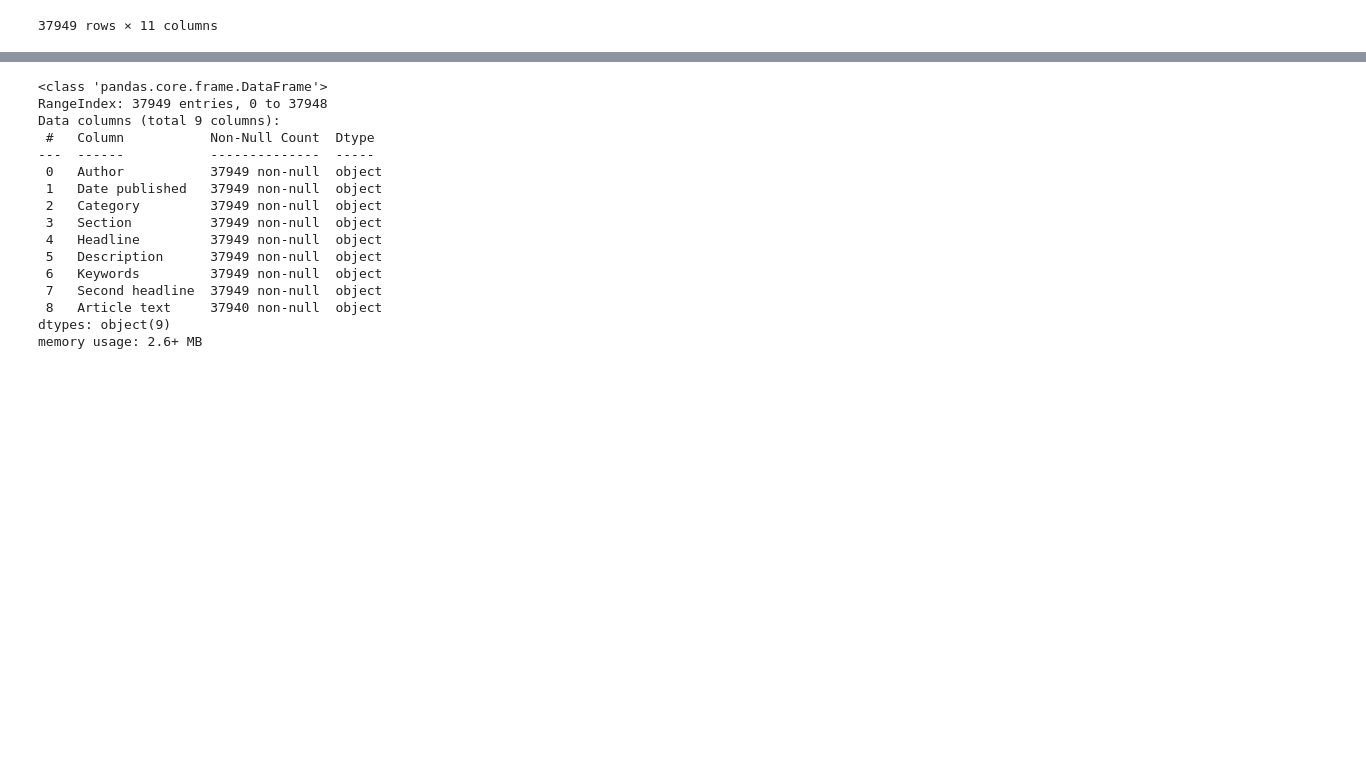
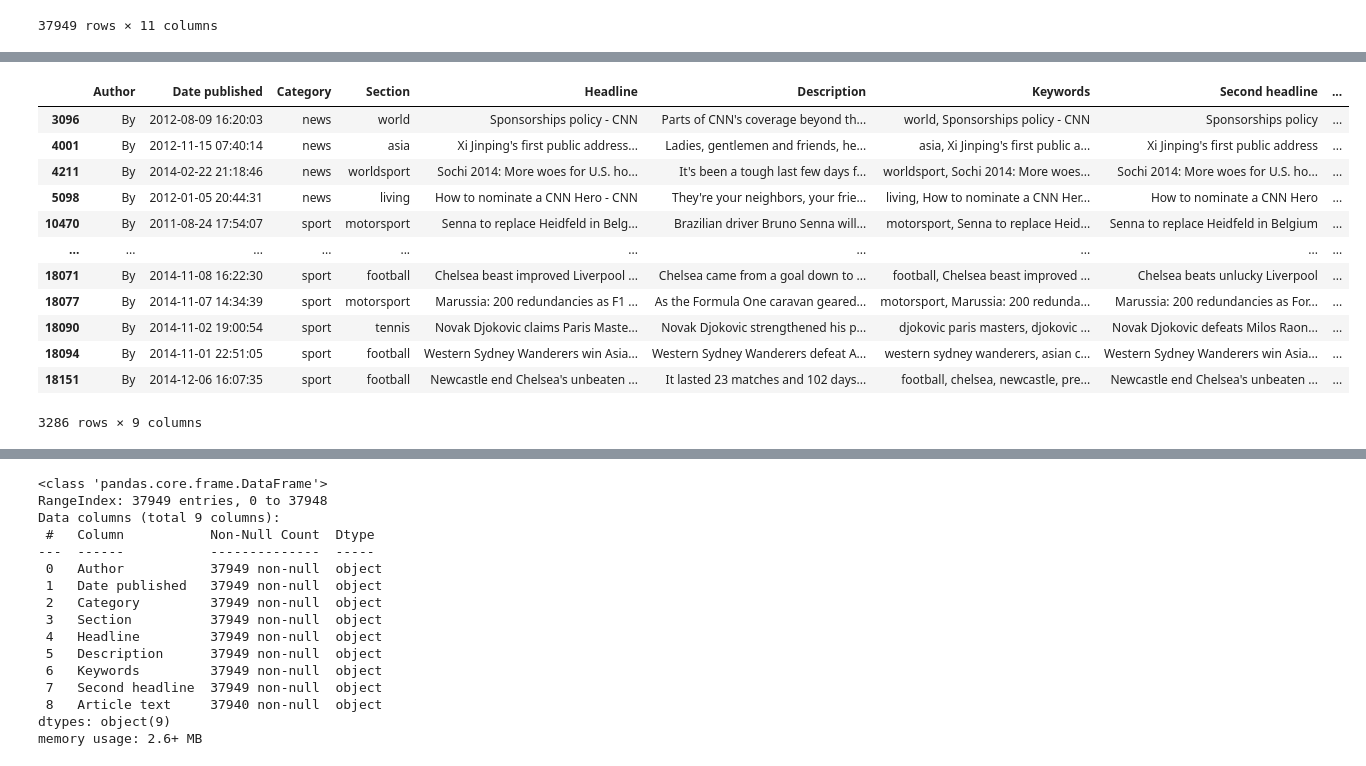
Before and after one commit to mwangcy/BA775, a Jupyter notebook: Project BA820/Project_BA820.ipynb, the cells around one changed output, grey strips where cells are left out. Saved outputs shown, nothing was run; the diff lists cells and outputs as text; code cells hidden in the pictures; blank space fills up the shorter version.

```diff
--- a/Project BA820/Project_BA820.ipynb
+++ b/Project BA820/Project_BA820.ipynb
@@ -50,0 +64,16 @@ df.drop(["Index", "Url"], axis = 1, inplace = True)
+# %%
+df[df["Author"].str.match("By $")]
+# %% [output]
+|  | Author | Date published | Category | Section | Headline | Description | Keywords | Second headline | ... |
+| 3096 | By | 2012-08-09 16:20:03 | news | world | Sponsorships policy - CNN | Parts of CNN's coverage beyond th... | world, Sponsorships policy - CNN | Sponsorships policy | ... |
+| 4001 | By | 2012-11-15 07:40:14 | news | asia | Xi Jinping's first public address... | Ladies, gentlemen and friends, he... | asia, Xi Jinping's first public a... | Xi Jinping's first public address | ... |
+| 4211 | By | 2014-02-22 21:18:46 | news | worldsport | Sochi 2014: More woes for U.S. ho... | It's been a tough last few days f... | worldsport, Sochi 2014: More woes... | Sochi 2014: More woes for U.S. ho... | ... |
+| 5098 | By | 2012-01-05 20:44:31 | news | living | How to nominate a CNN Hero - CNN | They're your neighbors, your frie... | living, How to nominate a CNN Her... | How to nominate a CNN Hero | ... |
+| 10470 | By | 2011-08-24 17:54:07 | sport | motorsport | Senna to replace Heidfeld in Belg... | Brazilian driver Bruno Senna will... | motorsport, Senna to replace Heid... | Senna to replace Heidfeld in Belgium | ... |
+| ... | ... | ... | ... | ... | ... | ... | ... | ... | ... |
+| 18071 | By | 2014-11-08 16:22:30 | sport | football | Chelsea beast improved Liverpool ... | Chelsea came from a goal down to ... | football, Chelsea beast improved ... | Chelsea beats unlucky Liverpool | ... |
+| 18077 | By | 2014-11-07 14:34:39 | sport | motorsport | Marussia: 200 redundancies as F1 ... | As the Formula One caravan geared... | motorsport, Marussia: 200 redunda... | Marussia: 200 redundancies as For... | ... |
+| 18090 | By | 2014-11-02 19:00:54 | sport | tennis | Novak Djokovic claims Paris Maste... | Novak Djokovic strengthened his p... | djokovic paris masters, djokovic ... | Novak Djokovic defeats Milos Raon... | ... |
+| 18094 | By | 2014-11-01 22:51:05 | sport | football | Western Sydney Wanderers win Asia... | Western Sydney Wanderers defeat A... | western sydney wanderers, asian c... | Western Sydney Wanderers win Asia... | ... |
+| 18151 | By | 2014-12-06 16:07:35 | sport | football | Newcastle end Chelsea's unbeaten ... | It lasted 23 matches and 102 days... | football, chelsea, newcastle, pre... | Newcastle end Chelsea's unbeaten ... | ... |
+3286 rows × 9 columns
```
Also changed, not shown: parts of 19 cells of this notebook.
